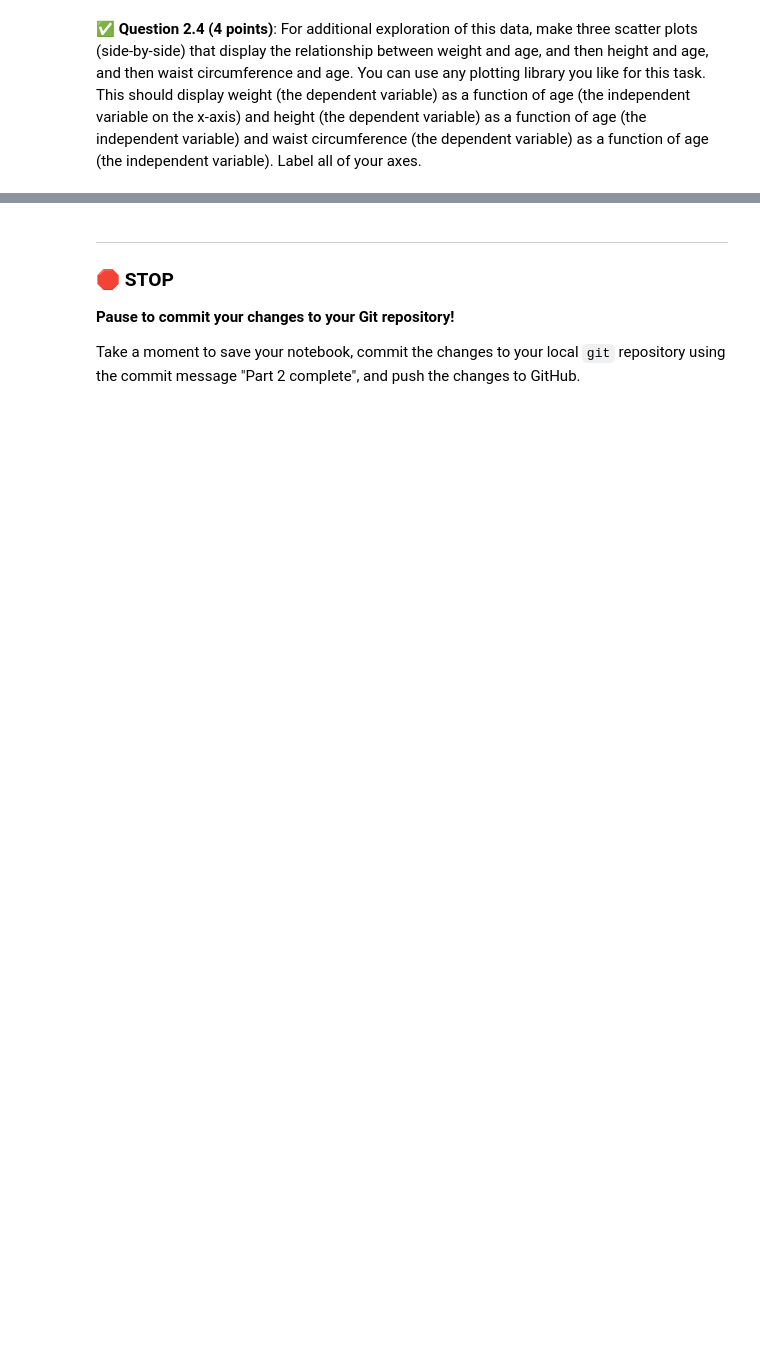
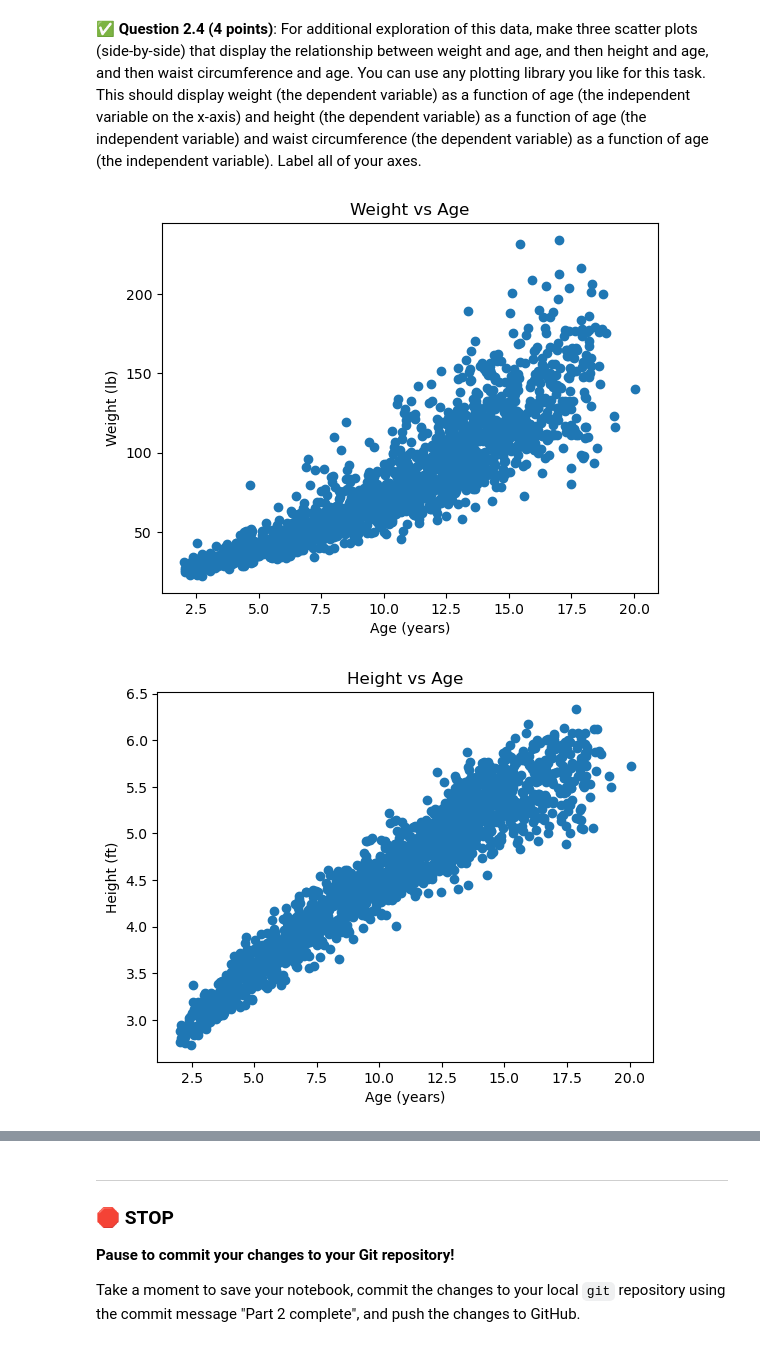
Before and after one commit to ilanberen/CMSE202-s26-turnin, a Jupyter notebook: hw-04/HW-04_RegressionClassification-STUDENT.ipynb, the cells around one changed output, grey strips where cells are left out. Saved outputs shown, nothing was run; the diff lists cells and outputs as text; code cells hidden in the pictures; blank space fills up the shorter version.

```diff
--- a/hw-04/HW-04_RegressionClassification-STUDENT.ipynb
+++ b/hw-04/HW-04_RegressionClassification-STUDENT.ipynb
@@ -79,0 +79,6 @@ The dataset is available here:
+# %%
+# Put your code here
+import pandas as pd
+anthro=pd.read_csv('anthrokids3_subset.csv')
+anthro.head(5)
+anthro.head(-5)
@@ -83,0 +101,11 @@ The dataset is available here:
+# %%
+# Put your code here
+KG_TO_LB = 2.20462
+CM_TO_FT = 1 / 30.48
+CM_TO_IN = 1 / 2.54
+anthro['weight_lb'] = anthro['weight'] * KG_TO_LB
+anthro['height_ft'] = anthro['height'] * CM_TO_FT
+anthro['waist_circum_in'] = anthro['waist_circum'] * CM_TO_IN
+anthro['head_circum_in'] = anthro['head_circum'] * CM_TO_IN
+anthro = anthro.drop(columns=['weight', 'height', 'waist_circum', 'head_circum'])
+anthro.head()
@@ -87,0 +121,21 @@ The dataset is available here:
+# %%
+# Put your code here
+import matplotlib.pyplot as plt
+plt.scatter(anthro['age'], anthro['weight_lb'])
+plt.xlabel('Age (years)')
+plt.ylabel('Weight (lb)')
+plt.title('Weight vs Age')
+plt.show()
+plt.scatter(anthro['age'], anthro['height_ft'])
+plt.xlabel('Age (years)')
+plt.ylabel('Height (ft)')
+plt.title('Height vs Age')
+plt.show()
+plt.scatter(anthro['age'], anthro['waist_circum_in'])
+plt.xlabel('Age (years)')
+plt.ylabel('Waist Circumference (in)')
+plt.title('Waist Circumference vs Age')
+plt.show()
+# %% [output]
+[figure, added]
+[figure, added]
```
Also changed, not shown: parts of 9 cells of this notebook.
